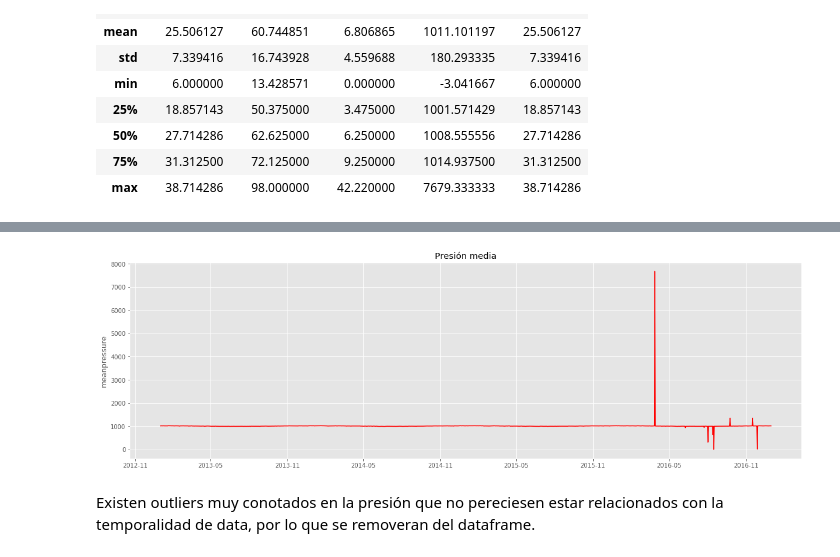
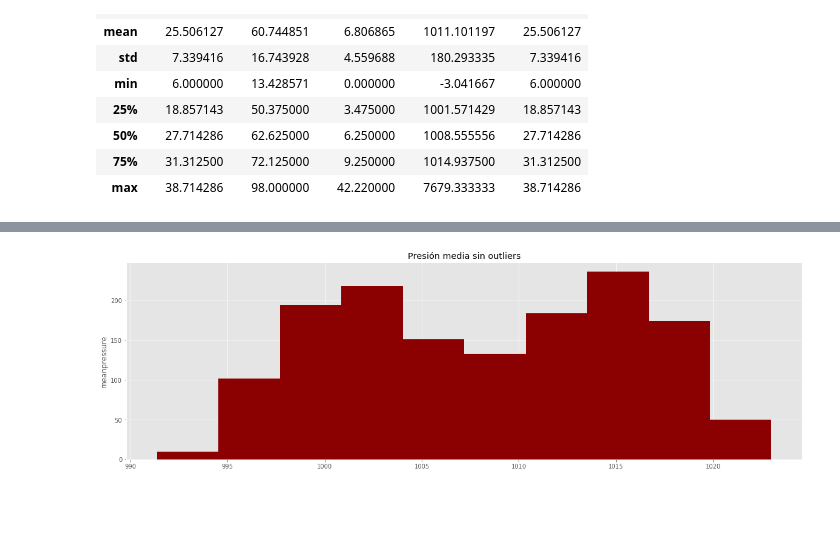
Before and after one commit to Shiroko7/INF-393-Tarea-3, a Jupyter notebook: Tarea 3 parte1.ipynb, the cells around one changed output, grey strips where cells are left out. Saved outputs shown, nothing was run; the diff lists cells and outputs as text; code cells hidden in the pictures; blank space fills up the shorter version.

```diff
--- a/Tarea 3 parte1.ipynb
+++ b/Tarea 3 parte1.ipynb
@@ -111,10 +121,8 @@ plt.show()
 # %%
 plt.figure(figsize=(20,6))
-plt.plot(df['date'], df['meanpressure'],c='red')
+plt.hist(df[(np.abs(stats.zscore(df['meanpressure'])) < 0.2)]['meanpressure'],color='darkred')
 plt.ylabel("meanpressure")
-plt.title('Presión media')
+plt.title('Presión media sin outliers')
 plt.show()
 # %% [output]
-[figure, old version]
+[figure, new version]
-# %% [markdown]
-Existen outliers muy conotados en la presión que no pereciesen estar relacionados con la temporalidad de data, por lo que se removeran del dataframe.
```
Also changed, not shown: parts of 12 cells of this notebook.
